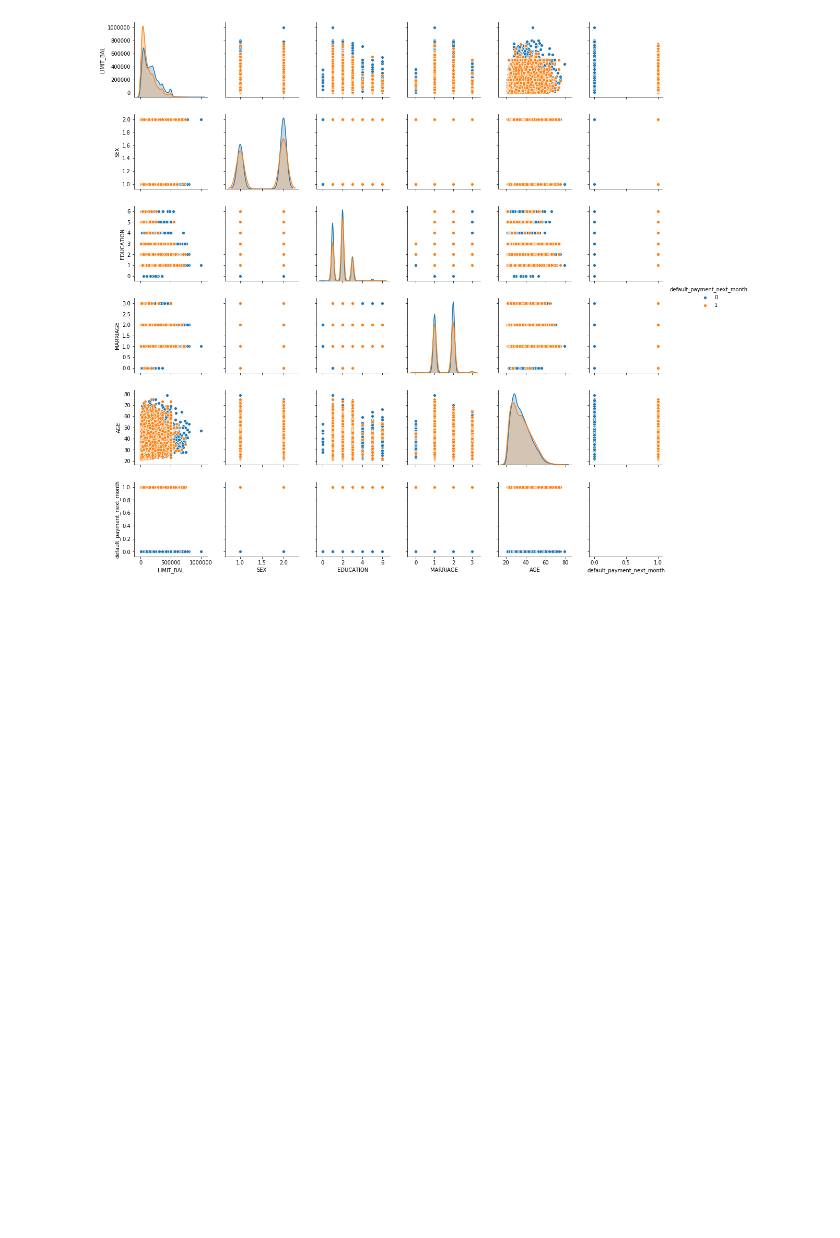
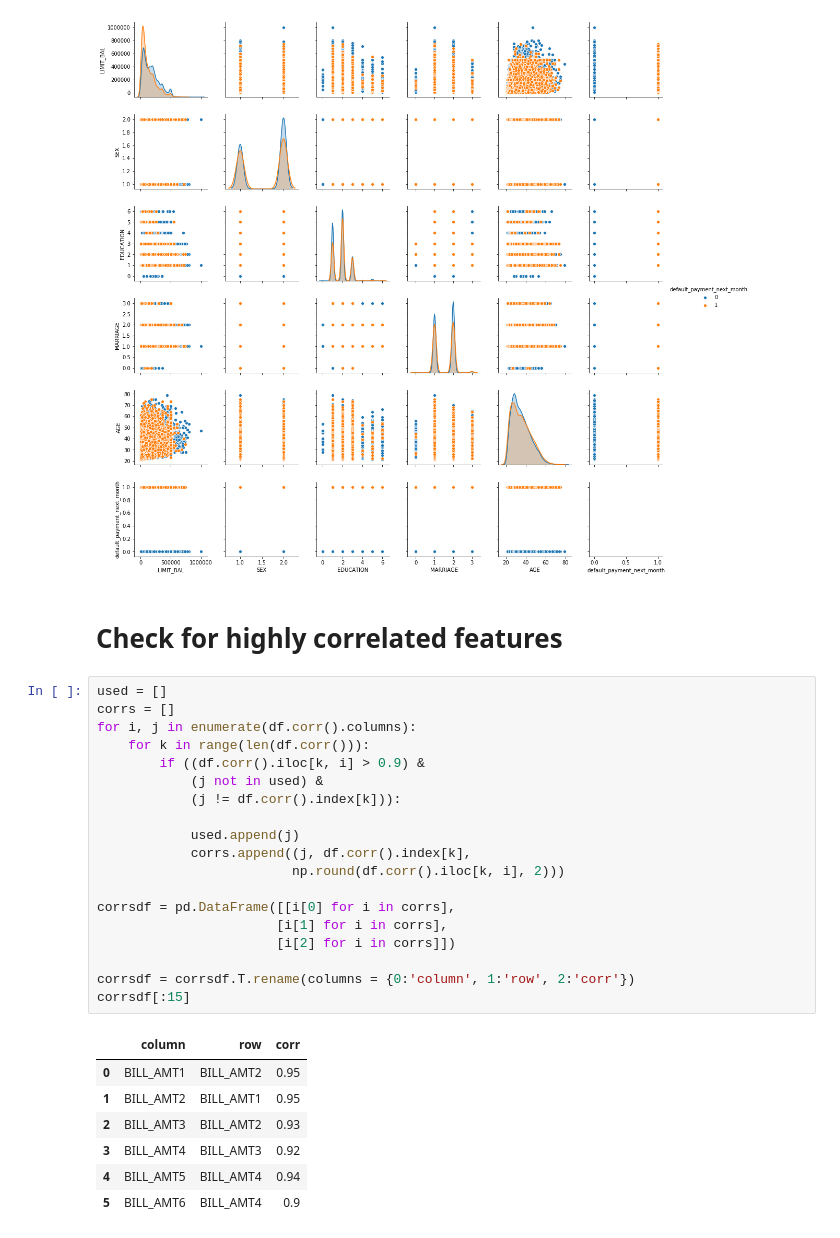
Before and after one commit to jankomah/CreditCardDefault, a Jupyter notebook: Untitled.ipynb, the cells around one changed output. Drawn from its saved outputs; the diff is of its cells as text; blank space fills up the shorter version.

Commit message:
checking for highly corr variables

```diff
--- a/Untitled.ipynb
+++ b/Untitled.ipynb
@@ -333,3 +333,32 @@ sns.pairplot(df1, hue = 'default_payment_next_month')
 # %% [output]
 <seaborn.axisgrid.PairGrid at 0x...>
 [figure]
+# %% [markdown]
+# Check for highly correlated features
+# %%
+used = []
+corrs = []
+for i, j in enumerate(df.corr().columns):
+    for k in range(len(df.corr())):
+        if ((df.corr().iloc[k, i] > 0.9) &
+            (j not in used) &
+            (j != df.corr().index[k])):
+
+            used.append(j)
+            corrs.append((j, df.corr().index[k],
+                         np.round(df.corr().iloc[k, i], 2)))
+
+corrsdf = pd.DataFrame([[i[0] for i in corrs],
+                       [i[1] for i in corrs],
+                       [i[2] for i in corrs]])
+
+corrsdf = corrsdf.T.rename(columns = {0:'column', 1:'row', 2:'corr'})
+corrsdf[:15]
+# %% [output]
+|  | column | row | corr |
+| 0 | BILL_AMT1 | BILL_AMT2 | 0.95 |
+| 1 | BILL_AMT2 | BILL_AMT1 | 0.95 |
+| 2 | BILL_AMT3 | BILL_AMT2 | 0.93 |
+| 3 | BILL_AMT4 | BILL_AMT3 | 0.92 |
+| 4 | BILL_AMT5 | BILL_AMT4 | 0.94 |
+| 5 | BILL_AMT6 | BILL_AMT4 | 0.9 |
```
